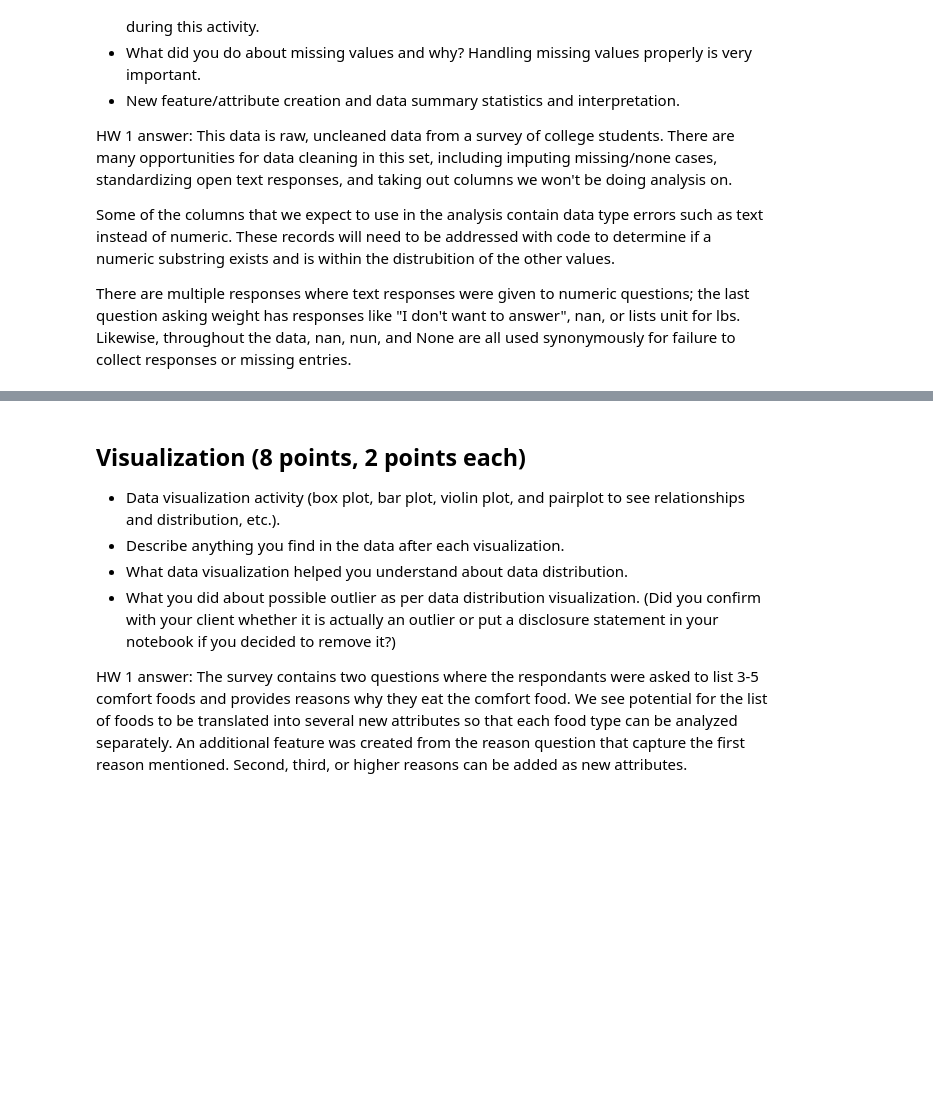
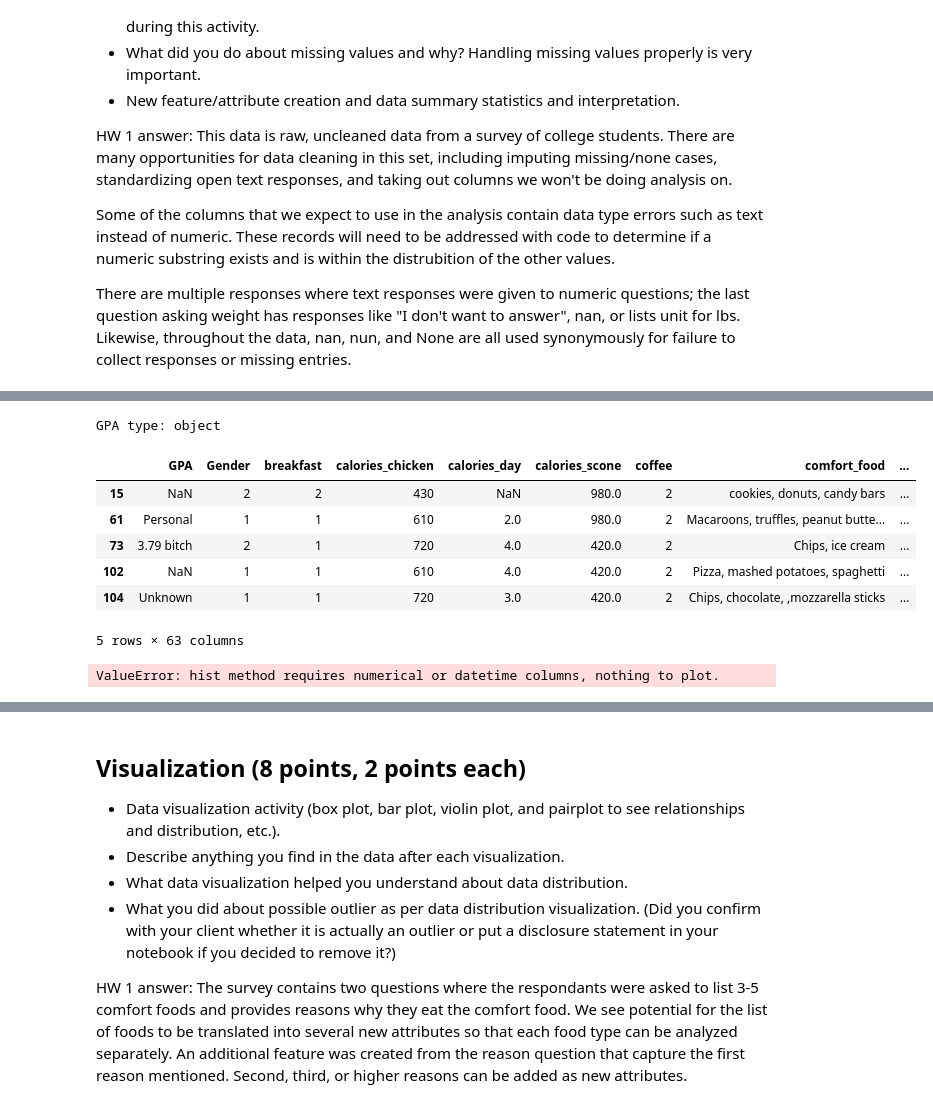
Before and after one commit to cuneom/COMP-4447-Final-Project---Food, a Jupyter notebook: FinalProject.ipynb, the cells around one changed output, grey strips where cells are left out. Saved outputs shown, nothing was run; the diff lists cells and outputs as text; code cells hidden in the pictures; blank space fills up the shorter version.

```diff
--- a/FinalProject.ipynb
+++ b/FinalProject.ipynb
@@ -126,0 +139,20 @@ There are multiple responses where text responses were given to numeric question
+# %%
+print(f'GPA type: {df["GPA"].dtypes}')
+def check_decimal(x):
+    try:
+        float(x)
+        return True
+    except:
+        return False
+display(df.loc[~df['GPA'].apply(check_decimal) | df['GPA'].isna()])
+hist = df.hist('GPA')
+# %% [output]
+GPA type: object
+|  | GPA | Gender | breakfast | calories_chicken | calories_day | calories_scone | coffee | comfort_food | ... |
+| 15 | NaN | 2 | 2 | 430 | NaN | 980.0 | 2 | cookies, donuts, candy bars | ... |
+| 61 | Personal | 1 | 1 | 610 | 2.0 | 980.0 | 2 | Macaroons, truffles, peanut butte... | ... |
+| 73 | 3.79 bitch | 2 | 1 | 720 | 4.0 | 420.0 | 2 | Chips, ice cream | ... |
+| 102 | NaN | 1 | 1 | 610 | 4.0 | 420.0 | 2 | Pizza, mashed potatoes, spaghetti | ... |
+| 104 | Unknown | 1 | 1 | 720 | 3.0 | 420.0 | 2 | Chips, chocolate, ,mozzarella sticks | ... |
+5 rows × 63 columns
+ValueError: hist method requires numerical or datetime columns, nothing to plot.
```
Also changed, not shown: parts of 9 cells of this notebook.
